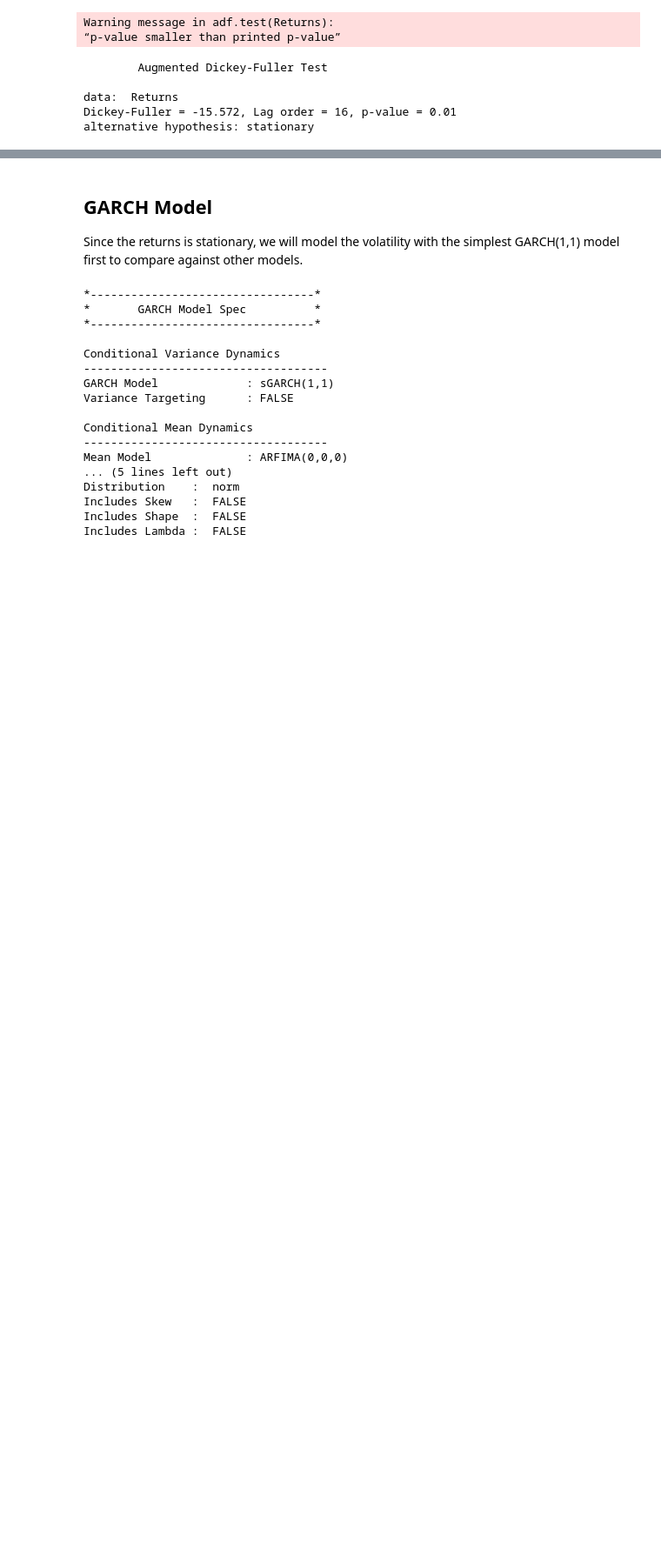
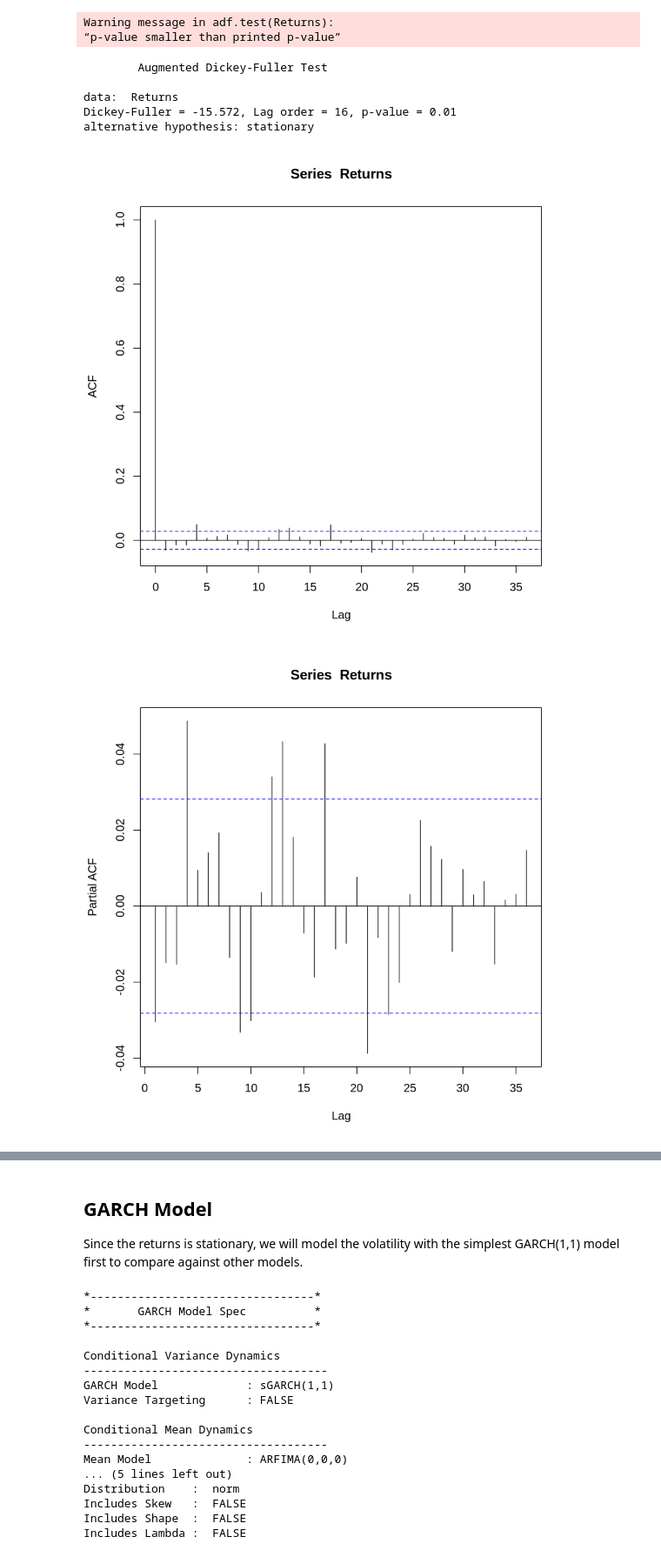
Before and after one commit to yehjxraymond/wqu_econometrics_group_proj, a Jupyter notebook: submission2/Part1.ipynb, the cells around one changed output, grey strips where cells are left out. Shown at 87% size. Cells and saved outputs as stored; diff of their text form; code cells hidden in the pictures; blank space fills up the shorter version.

```diff
--- a/submission2/Part1.ipynb
+++ b/submission2/Part1.ipynb
@@ -52,3 +60,10 @@ Warning message in adf.test(Returns):
 data:  Returns
 Dickey-Fuller = -15.572, Lag order = 16, p-value = 0.01
 alternative hypothesis: stationary
+# %%
+# Examining the ACF & PACF of returns
+acf(Returns)
+pacf(Returns)
+# %% [output]
+[figure, added]
+[figure, added]
```
Also changed, not shown: parts of 39 cells of this notebook.
